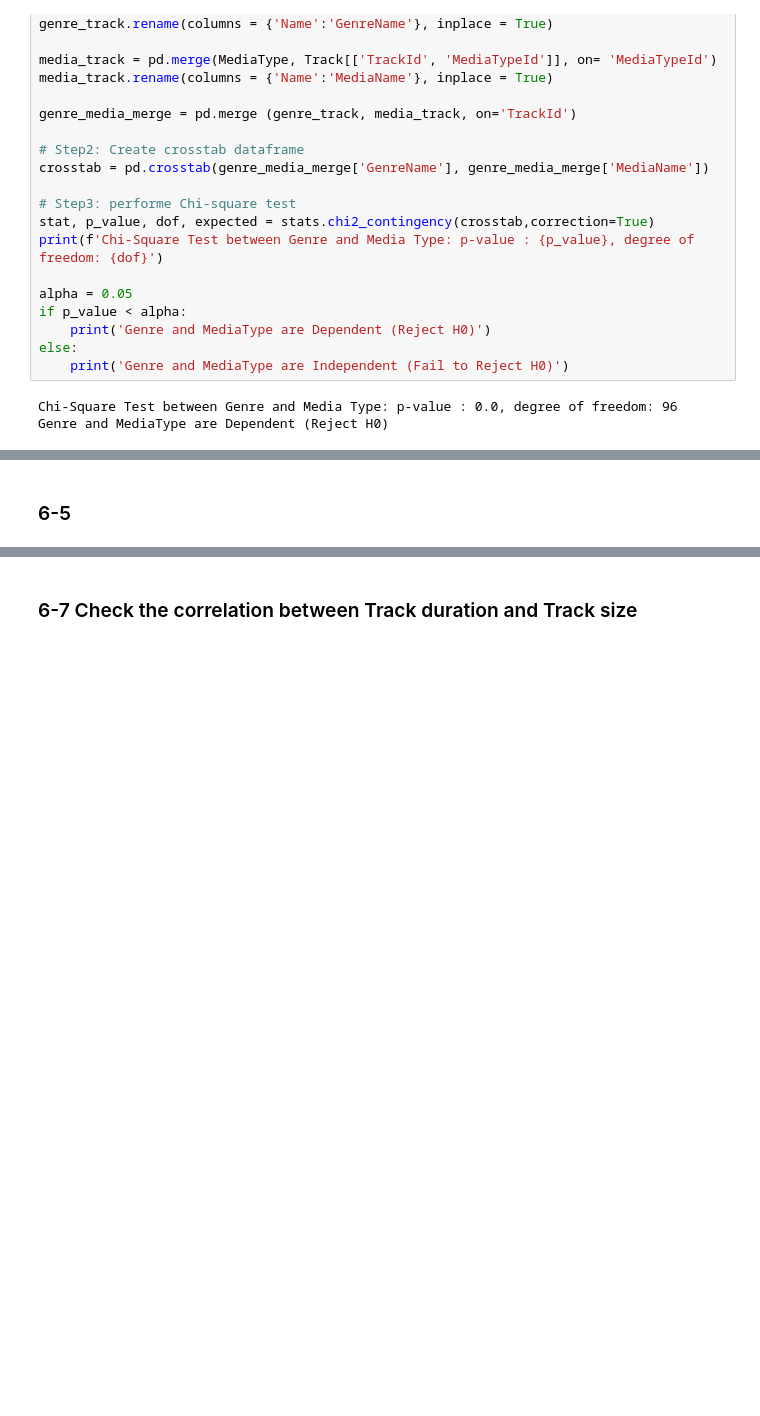
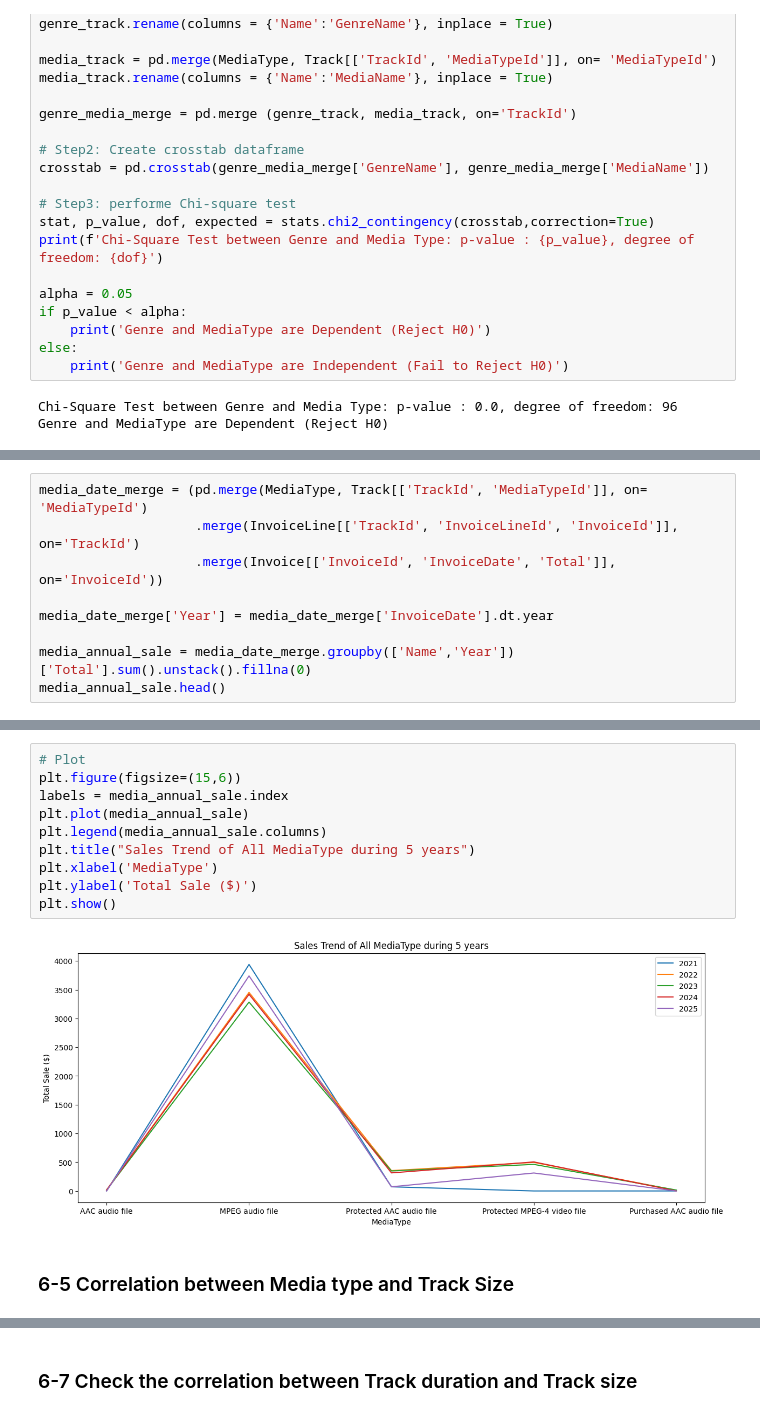
Before and after one commit to Mahlagha1994/Chinook, a Jupyter notebook: notebooks/Chinook Data Analysis.ipynb, the cells around one changed output, grey strips where cells are left out. Saved outputs shown, nothing was run; the diff lists cells and outputs as text; blank space fills up the shorter version.

```diff
--- a/notebooks/Chinook Data Analysis.ipynb
+++ b/notebooks/Chinook Data Analysis.ipynb
@@ -617,0 +657,9 @@ The mean Purchase of Tracks by customers from different countries are not signif
+# %%
+media_date_merge = (pd.merge(MediaType, Track[['TrackId', 'MediaTypeId']], on= 'MediaTypeId')
+                    .merge(InvoiceLine[['TrackId', 'InvoiceLineId', 'InvoiceId']], on='TrackId')
+                    .merge(Invoice[['InvoiceId', 'InvoiceDate', 'Total']], on='InvoiceId'))
+
+media_date_merge['Year'] = media_date_merge['InvoiceDate'].dt.year
+
+media_annual_sale = media_date_merge.groupby(['Name','Year'])['Total'].sum().unstack().fillna(0)
+media_annual_sale.head()
@@ -618,2 +674,14 @@ The mean Purchase of Tracks by customers from different countries are not signif
+# %%
+# Plot
+plt.figure(figsize=(15,6))
+labels = media_annual_sale.index
+plt.plot(media_annual_sale)
+plt.legend(media_annual_sale.columns)
+plt.title("Sales Trend of All MediaType during 5 years")
+plt.xlabel('MediaType')
+plt.ylabel('Total Sale ($)')
+plt.show()
+# %% [output]
+[figure, added]
 # %% [markdown]
-### 6-5
+### 6-5 Correlation between Media type and Track Size
```
Also changed, not shown: parts of 26 cells of this notebook.
